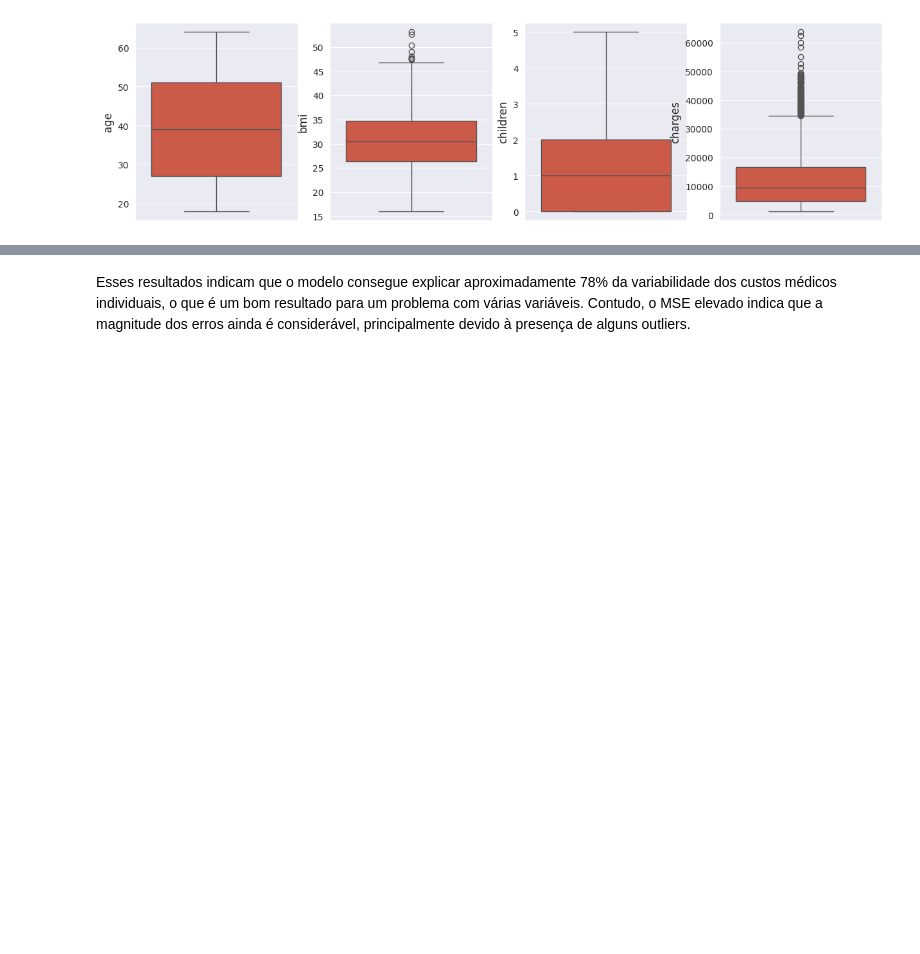
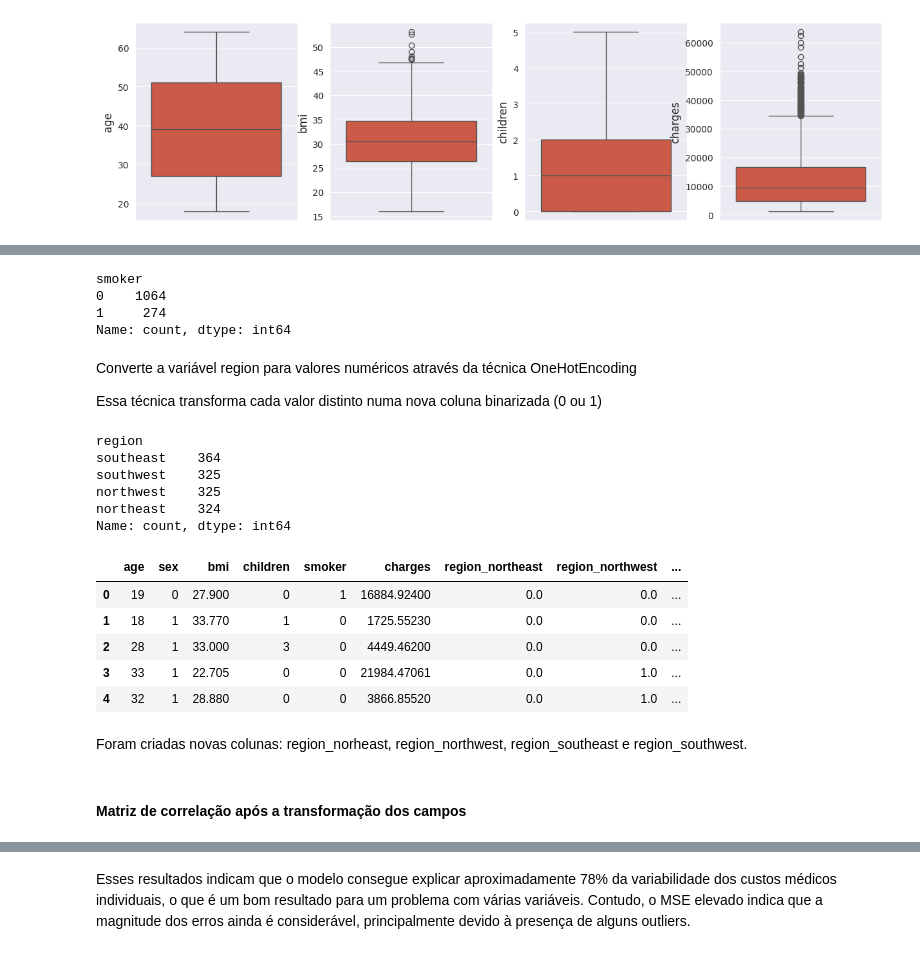
Before and after one commit to willsilvano/tech-challenges-post-tech-fiap, a Jupyter notebook: fase-01/tech-challenge-01.ipynb, the cells around one changed output, grey strips where cells are left out. Cells and saved outputs as stored; diff of their text form; code cells hidden in the pictures; blank space fills up the shorter version.

```diff
--- a/fase-01/tech-challenge-01.ipynb
+++ b/fase-01/tech-challenge-01.ipynb
@@ -342,0 +307,22 @@ def run_models_with_cross_validation(models: list, x, y, n_splits=10):
+# %%
+# Verifica após a transformação
+df['smoker'].value_counts()
+# %% [output]
+smoker
+0    1064
+1     274
+Name: count, dtype: int64
+# %% [markdown]
+Converte a variável region para valores numéricos através da técnica OneHotEncoding
+
+Essa técnica transforma cada valor distinto numa nova coluna binarizada (0 ou 1)
+# %%
+# Verificando os valores antes da transformação
+df['region'].value_counts()
+# %% [output]
+region
+southeast    364
+southwest    325
+northwest    325
+northeast    324
+Name: count, dtype: int64
@@ -342,0 +334,14 @@ def run_models_with_cross_validation(models: list, x, y, n_splits=10):
+# %%
+# Verificando após a transformação
+df.head()
+# %% [output]
+|  | age | sex | bmi | children | smoker | charges | region_northeast | region_northwest | ... |
+| 0 | 19 | 0 | 27.900 | 0 | 1 | 16884.92400 | 0.0 | 0.0 | ... |
+| 1 | 18 | 1 | 33.770 | 1 | 0 | 1725.55230 | 0.0 | 0.0 | ... |
+| 2 | 28 | 1 | 33.000 | 3 | 0 | 4449.46200 | 0.0 | 0.0 | ... |
+| 3 | 33 | 1 | 22.705 | 0 | 0 | 21984.47061 | 0.0 | 1.0 | ... |
+| 4 | 32 | 1 | 28.880 | 0 | 0 | 3866.85520 | 0.0 | 1.0 | ... |
+# %% [markdown]
+Foram criadas novas colunas: region_norheast, region_northwest, region_southeast e region_southwest.
+# %% [markdown]
+#### Matriz de correlação após a transformação dos campos
```
Also changed, not shown: parts of 80 cells of this notebook.
